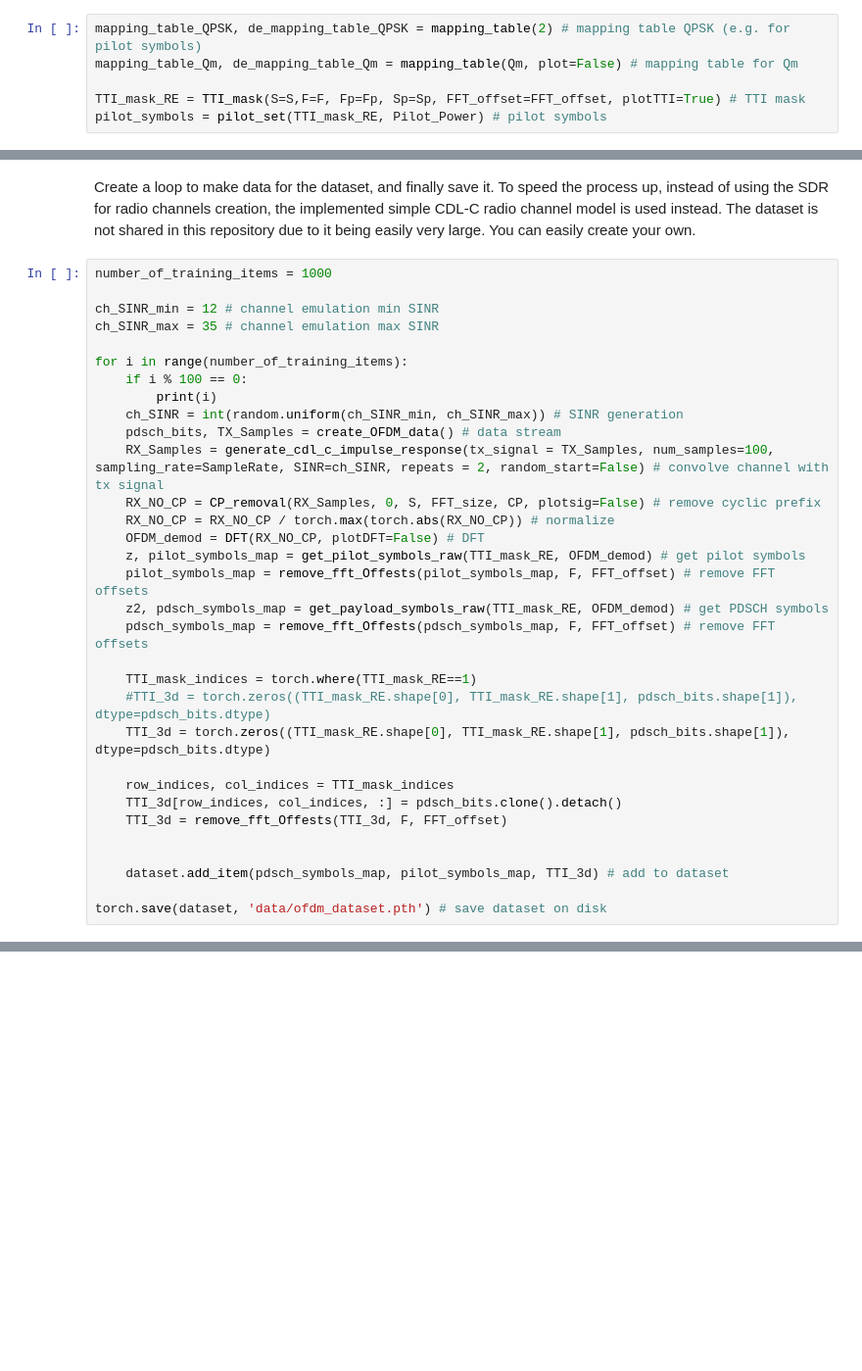
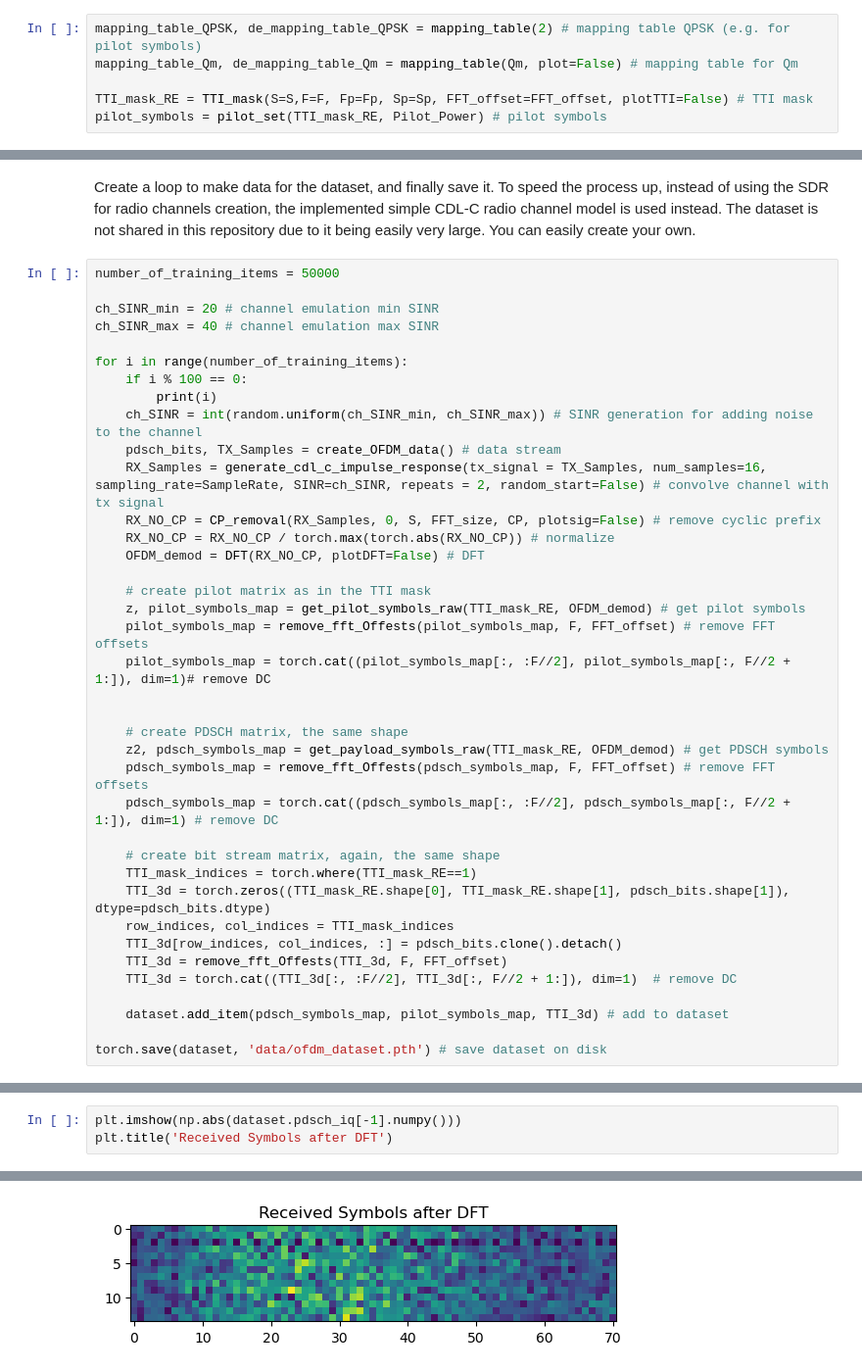
Before and after one commit to rikluost/ofdm-plutosdr-pytorch, a Jupyter notebook: 30-NN-receiver-dataset-creator.ipynb, the cells around one changed output, grey strips where cells are left out. Shown at 98% size. Drawn from its saved outputs; the diff is of its cells as text; blank space fills up the shorter version.

Commit message:
model training added

```diff
--- a/30-NN-receiver-dataset-creator.ipynb
+++ b/30-NN-receiver-dataset-creator.ipynb
@@ -15,5 +15,5 @@ Create the modulation mapping and demapping tables, the TTI mask and place the p
 mapping_table_QPSK, de_mapping_table_QPSK = mapping_table(2) # mapping table QPSK (e.g. for pilot symbols)
 mapping_table_Qm, de_mapping_table_Qm = mapping_table(Qm, plot=False) # mapping table for Qm
 
-TTI_mask_RE = TTI_mask(S=S,F=F, Fp=Fp, Sp=Sp, FFT_offset=FFT_offset, plotTTI=True) # TTI mask
+TTI_mask_RE = TTI_mask(S=S,F=F, Fp=Fp, Sp=Sp, FFT_offset=FFT_offset, plotTTI=False) # TTI mask
 pilot_symbols = pilot_set(TTI_mask_RE, Pilot_Power) # pilot symbols
@@ -35,33 +33,39 @@ dataset = CustomDataset()
 # %% [markdown]
 Create a loop to make data for the dataset, and finally save it. To speed the process up, instead of using the SDR for radio channels creation, the implemented simple CDL-C radio channel model is used instead. The dataset is not shared in this repository due to it being easily very large. You can easily create your own.
 # %%
-number_of_training_items = 1000
+number_of_training_items = 50000
 
-ch_SINR_min = 12 # channel emulation min SINR
-ch_SINR_max = 35 # channel emulation max SINR
+ch_SINR_min = 20 # channel emulation min SINR
+ch_SINR_max = 40 # channel emulation max SINR
 
 for i in range(number_of_training_items):
     if i % 100 == 0:
         print(i)
-    ch_SINR = int(random.uniform(ch_SINR_min, ch_SINR_max)) # SINR generation
+    ch_SINR = int(random.uniform(ch_SINR_min, ch_SINR_max)) # SINR generation for adding noise to the channel
     pdsch_bits, TX_Samples = create_OFDM_data() # data stream
-    RX_Samples = generate_cdl_c_impulse_response(tx_signal = TX_Samples, num_samples=100, sampling_rate=SampleRate, SINR=ch_SINR, repeats = 2, random_start=False) # convolve channel with tx signal
+    RX_Samples = generate_cdl_c_impulse_response(tx_signal = TX_Samples, num_samples=16, sampling_rate=SampleRate, SINR=ch_SINR, repeats = 2, random_start=False) # convolve channel with tx signal
     RX_NO_CP = CP_removal(RX_Samples, 0, S, FFT_size, CP, plotsig=False) # remove cyclic prefix
     RX_NO_CP = RX_NO_CP / torch.max(torch.abs(RX_NO_CP)) # normalize
     OFDM_demod = DFT(RX_NO_CP, plotDFT=False) # DFT
+
+    # create pilot matrix as in the TTI mask
     z, pilot_symbols_map = get_pilot_symbols_raw(TTI_mask_RE, OFDM_demod) # get pilot symbols
     pilot_symbols_map = remove_fft_Offests(pilot_symbols_map, F, FFT_offset) # remove FFT offsets
+    pilot_symbols_map = torch.cat((pilot_symbols_map[:, :F//2], pilot_symbols_map[:, F//2 + 1:]), dim=1)# remove DC
+
+
+    # create PDSCH matrix, the same shape
     z2, pdsch_symbols_map = get_payload_symbols_raw(TTI_mask_RE, OFDM_demod) # get PDSCH symbols
     pdsch_symbols_map = remove_fft_Offests(pdsch_symbols_map, F, FFT_offset) # remove FFT offsets
+    pdsch_symbols_map = torch.cat((pdsch_symbols_map[:, :F//2], pdsch_symbols_map[:, F//2 + 1:]), dim=1) # remove DC
 
+    # create bit stream matrix, again, the same shape
     TTI_mask_indices = torch.where(TTI_mask_RE==1)
-    #TTI_3d = torch.zeros((TTI_mask_RE.shape[0], TTI_mask_RE.shape[1], pdsch_bits.shape[1]), dtype=pdsch_bits.dtype)
     TTI_3d = torch.zeros((TTI_mask_RE.shape[0], TTI_mask_RE.shape[1], pdsch_bits.shape[1]), dtype=pdsch_bits.dtype)
-
     row_indices, col_indices = TTI_mask_indices
     TTI_3d[row_indices, col_indices, :] = pdsch_bits.clone().detach()
     TTI_3d = remove_fft_Offests(TTI_3d, F, FFT_offset)
-
+    TTI_3d = torch.cat((TTI_3d[:, :F//2], TTI_3d[:, F//2 + 1:]), dim=1)  # remove DC
 
     dataset.add_item(pdsch_symbols_map, pilot_symbols_map, TTI_3d) # add to dataset
 
@@ -84,0 +80,4 @@ Shape of the received symbols tensor: torch.Size([14, 72]), pilots tensor torch.
+# %%
+plt.imshow(np.abs(dataset.pdsch_iq[-1].numpy()))
+plt.title('Received Symbols after DFT')
+# %% [output]
@@ -84,0 +85 @@ Shape of the received symbols tensor: torch.Size([14, 72]), pilots tensor torch.
+[figure, added]
```
Also changed, not shown: parts of 8 cells of this notebook, 8 other files.
